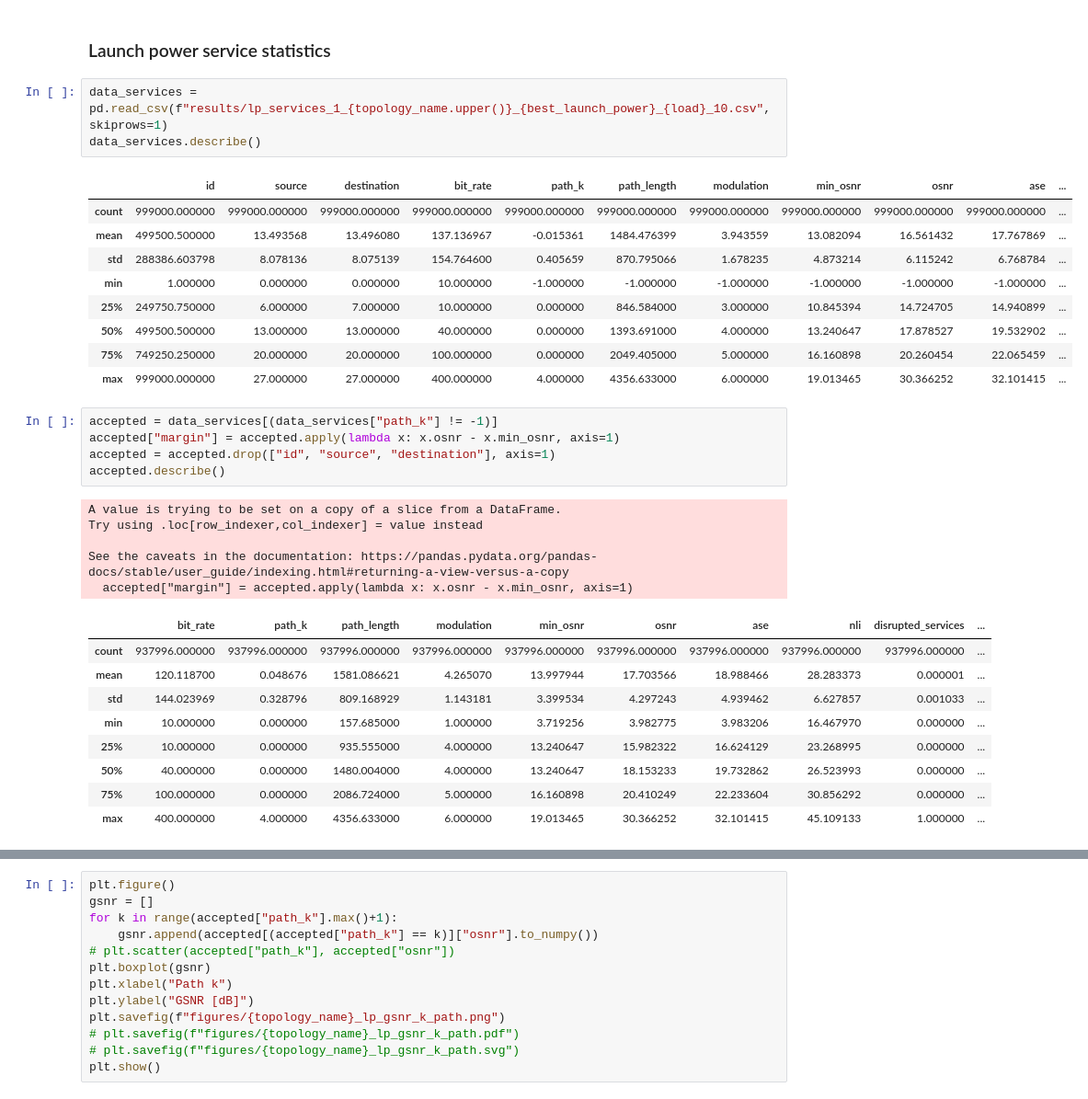
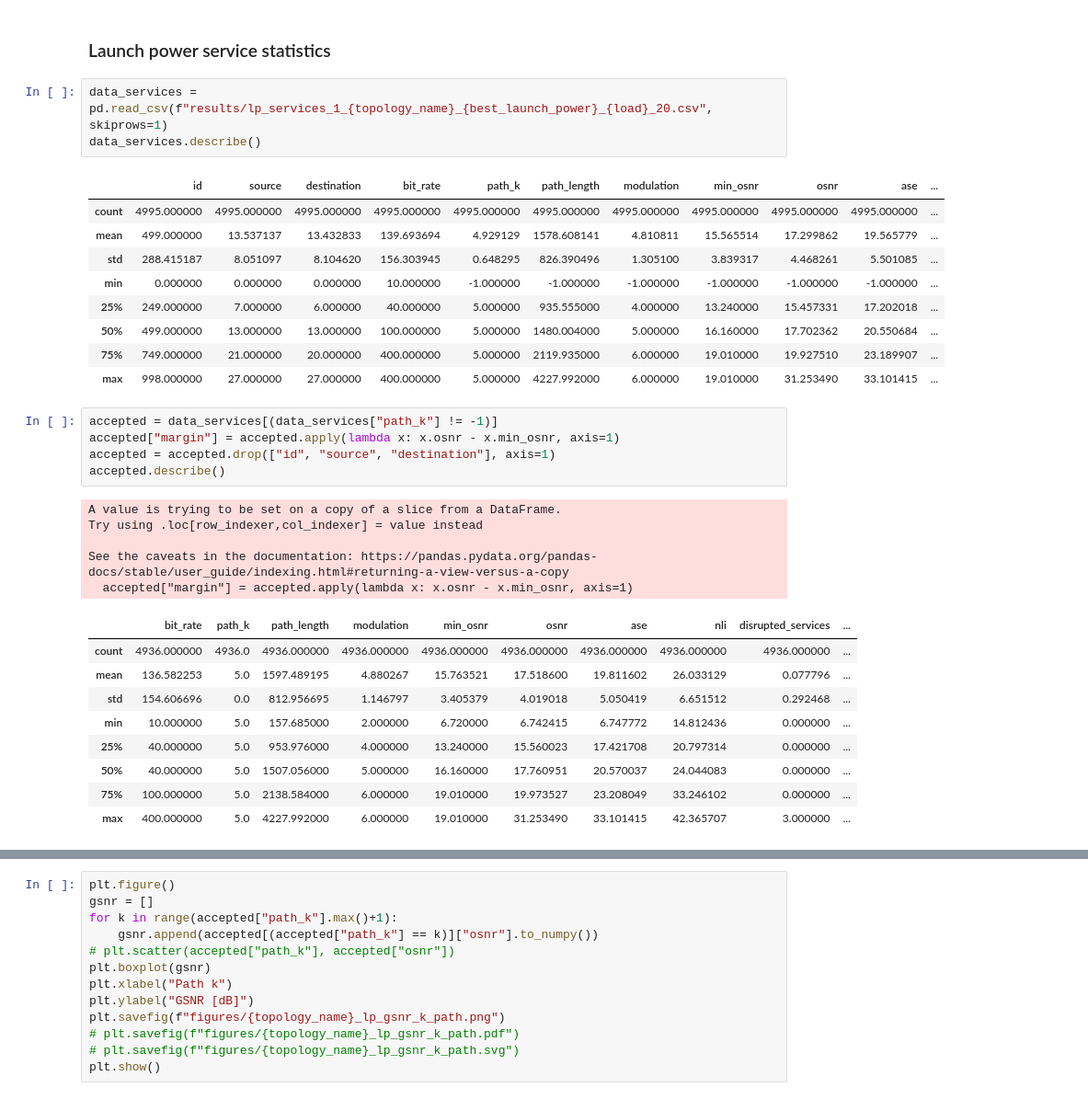
Before and after one commit to carlosnatalino/optical-networking-gym, a Jupyter notebook: examples/JOCN_Benchmark_2024/plots.ipynb, the cells around one changed output, grey strips where cells are left out. Shown: that part at 92% size. Cells and saved outputs as stored; diff of their text form.

```diff
--- a/examples/JOCN_Benchmark_2024/plots.ipynb
+++ b/examples/JOCN_Benchmark_2024/plots.ipynb
@@ -192,18 +259,18 @@ plt.show()
 # %% [markdown]
 ### Launch power service statistics
 # %%
-data_services = pd.read_csv(f"results/lp_services_1_{topology_name.upper()}_{best_launch_power}_{load}_10.csv", skiprows=1)
+data_services = pd.read_csv(f"results/lp_services_1_{topology_name}_{best_launch_power}_{load}_20.csv", skiprows=1)
 data_services.describe()
 # %% [output]
 |  | id | source | destination | bit_rate | path_k | path_length | modulation | min_osnr | osnr | ase | ... |
-| count | 999000.000000 | 999000.000000 | 999000.000000 | 999000.000000 | 999000.000000 | 999000.000000 | 999000.000000 | 999000.000000 | 999000.000000 | 999000.000000 | ... |
-| mean | 499500.500000 | 13.493568 | 13.496080 | 137.136967 | -0.015361 | 1484.476399 | 3.943559 | 13.082094 | 16.561432 | 17.767869 | ... |
-| std | 288386.603798 | 8.078136 | 8.075139 | 154.764600 | 0.405659 | 870.795066 | 1.678235 | 4.873214 | 6.115242 | 6.768784 | ... |
-| min | 1.000000 | 0.000000 | 0.000000 | 10.000000 | -1.000000 | -1.000000 | -1.000000 | -1.000000 | -1.000000 | -1.000000 | ... |
-| 25% | 249750.750000 | 6.000000 | 7.000000 | 10.000000 | 0.000000 | 846.584000 | 3.000000 | 10.845394 | 14.724705 | 14.940899 | ... |
-| 50% | 499500.500000 | 13.000000 | 13.000000 | 40.000000 | 0.000000 | 1393.691000 | 4.000000 | 13.240647 | 17.878527 | 19.532902 | ... |
-| 75% | 749250.250000 | 20.000000 | 20.000000 | 100.000000 | 0.000000 | 2049.405000 | 5.000000 | 16.160898 | 20.260454 | 22.065459 | ... |
-| max | 999000.000000 | 27.000000 | 27.000000 | 400.000000 | 4.000000 | 4356.633000 | 6.000000 | 19.013465 | 30.366252 | 32.101415 | ... |
+| count | 4995.000000 | 4995.000000 | 4995.000000 | 4995.000000 | 4995.000000 | 4995.000000 | 4995.000000 | 4995.000000 | 4995.000000 | 4995.000000 | ... |
+| mean | 499.000000 | 13.537137 | 13.432833 | 139.693694 | 4.929129 | 1578.608141 | 4.810811 | 15.565514 | 17.299862 | 19.565779 | ... |
+| std | 288.415187 | 8.051097 | 8.104620 | 156.303945 | 0.648295 | 826.390496 | 1.305100 | 3.839317 | 4.468261 | 5.501085 | ... |
+| min | 0.000000 | 0.000000 | 0.000000 | 10.000000 | -1.000000 | -1.000000 | -1.000000 | -1.000000 | -1.000000 | -1.000000 | ... |
+| 25% | 249.000000 | 7.000000 | 6.000000 | 40.000000 | 5.000000 | 935.555000 | 4.000000 | 13.240000 | 15.457331 | 17.202018 | ... |
+| 50% | 499.000000 | 13.000000 | 13.000000 | 100.000000 | 5.000000 | 1480.004000 | 5.000000 | 16.160000 | 17.702362 | 20.550684 | ... |
+| 75% | 749.000000 | 21.000000 | 20.000000 | 400.000000 | 5.000000 | 2119.935000 | 6.000000 | 19.010000 | 19.927510 | 23.189907 | ... |
+| max | 998.000000 | 27.000000 | 27.000000 | 400.000000 | 5.000000 | 4227.992000 | 6.000000 | 19.010000 | 31.253490 | 33.101415 | ... |
 # %%
 accepted = data_services[(data_services["path_k"] != -1)]
 accepted["margin"] = accepted.apply(lambda x: x.osnr - x.min_osnr, axis=1)
@@ -216,14 +283,14 @@ Try using .loc[row_indexer,col_indexer] = value instead
 See the caveats in the documentation: https://pandas.pydata.org/pandas-docs/stable/user_guide/indexing.html#returning-a-view-versus-a-copy
   accepted["margin"] = accepted.apply(lambda x: x.osnr - x.min_osnr, axis=1)
 |  | bit_rate | path_k | path_length | modulation | min_osnr | osnr | ase | nli | disrupted_services | ... |
-| count | 937996.000000 | 937996.000000 | 937996.000000 | 937996.000000 | 937996.000000 | 937996.000000 | 937996.000000 | 937996.000000 | 937996.000000 | ... |
-| mean | 120.118700 | 0.048676 | 1581.086621 | 4.265070 | 13.997944 | 17.703566 | 18.988466 | 28.283373 | 0.000001 | ... |
-| std | 144.023969 | 0.328796 | 809.168929 | 1.143181 | 3.399534 | 4.297243 | 4.939462 | 6.627857 | 0.001033 | ... |
-| min | 10.000000 | 0.000000 | 157.685000 | 1.000000 | 3.719256 | 3.982775 | 3.983206 | 16.467970 | 0.000000 | ... |
-| 25% | 10.000000 | 0.000000 | 935.555000 | 4.000000 | 13.240647 | 15.982322 | 16.624129 | 23.268995 | 0.000000 | ... |
-| 50% | 40.000000 | 0.000000 | 1480.004000 | 4.000000 | 13.240647 | 18.153233 | 19.732862 | 26.523993 | 0.000000 | ... |
-| 75% | 100.000000 | 0.000000 | 2086.724000 | 5.000000 | 16.160898 | 20.410249 | 22.233604 | 30.856292 | 0.000000 | ... |
-| max | 400.000000 | 4.000000 | 4356.633000 | 6.000000 | 19.013465 | 30.366252 | 32.101415 | 45.109133 | 1.000000 | ... |
+| count | 4936.000000 | 4936.0 | 4936.000000 | 4936.000000 | 4936.000000 | 4936.000000 | 4936.000000 | 4936.000000 | 4936.000000 | ... |
+| mean | 136.582253 | 5.0 | 1597.489195 | 4.880267 | 15.763521 | 17.518600 | 19.811602 | 26.033129 | 0.077796 | ... |
+| std | 154.606696 | 0.0 | 812.956695 | 1.146797 | 3.405379 | 4.019018 | 5.050419 | 6.651512 | 0.292468 | ... |
+| min | 10.000000 | 5.0 | 157.685000 | 2.000000 | 6.720000 | 6.742415 | 6.747772 | 14.812436 | 0.000000 | ... |
+| 25% | 40.000000 | 5.0 | 953.976000 | 4.000000 | 13.240000 | 15.560023 | 17.421708 | 20.797314 | 0.000000 | ... |
+| 50% | 40.000000 | 5.0 | 1507.056000 | 5.000000 | 16.160000 | 17.760951 | 20.570037 | 24.044083 | 0.000000 | ... |
+| 75% | 100.000000 | 5.0 | 2138.584000 | 6.000000 | 19.010000 | 19.973527 | 23.208049 | 33.246102 | 0.000000 | ... |
+| max | 400.000000 | 5.0 | 4227.992000 | 6.000000 | 19.010000 | 31.253490 | 33.101415 | 42.365707 | 3.000000 | ... |
 # %%
 accepted.drop(["path_k", "path_length", "bit_rate", "modulation"], axis=1).boxplot()
 plt.show()
```
Also changed, not shown: parts of 9 cells of this notebook, 8 other files.
